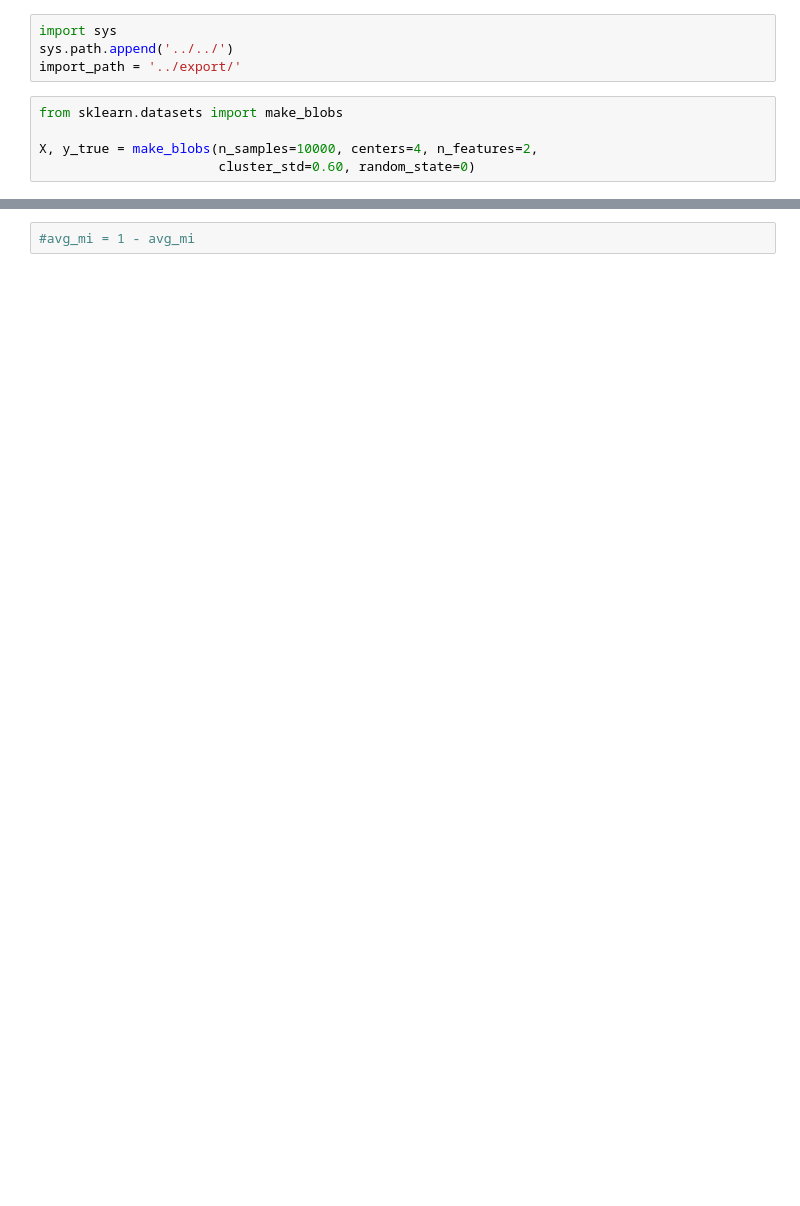
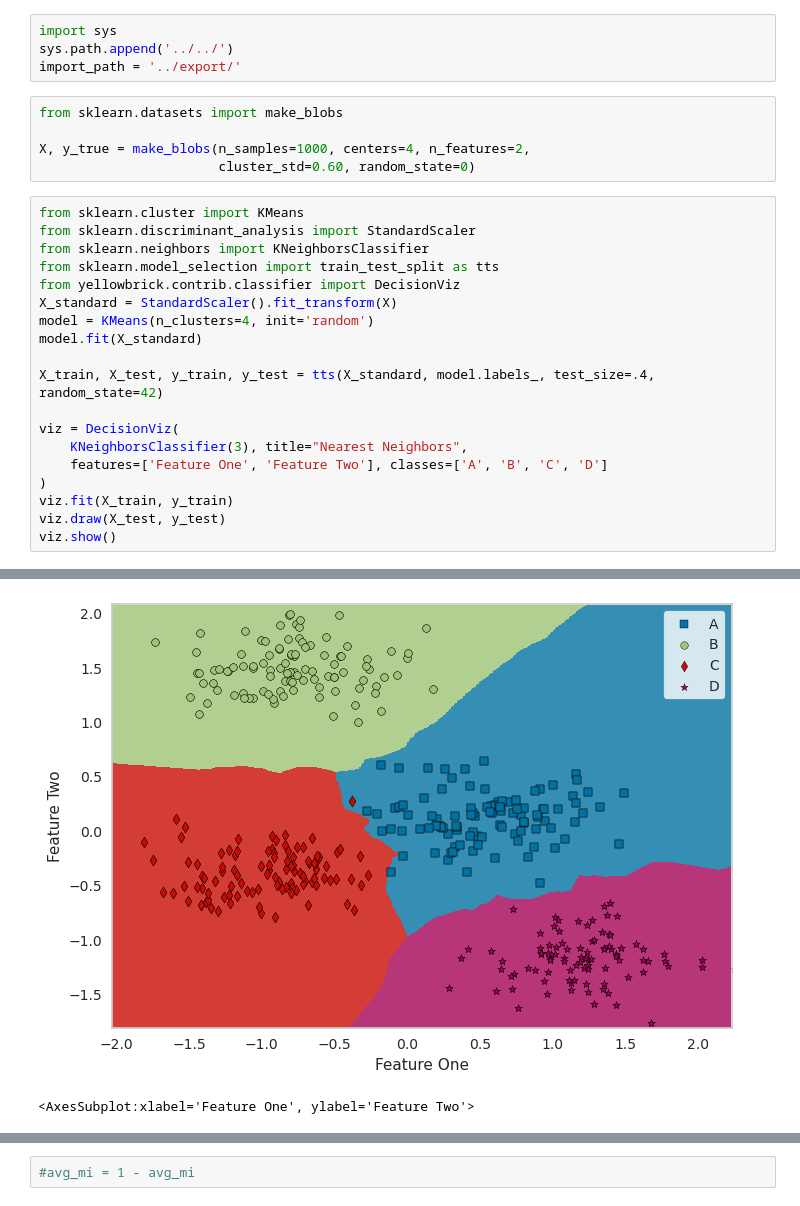
Before and after one commit to tjvanderende/privacy-preserved-clustering-with-nD-Laplace, a Jupyter notebook: RQ1/research/privacy-mi.ipynb, the cells around one changed output, grey strips where cells are left out. Saved outputs shown, nothing was run; the diff lists cells and outputs as text; blank space fills up the shorter version.

```diff
--- a/RQ1/research/privacy-mi.ipynb
+++ b/RQ1/research/privacy-mi.ipynb
@@ -5,5 +5,25 @@ import_path = '../export/'
 # %%
 from sklearn.datasets import make_blobs
 
-X, y_true = make_blobs(n_samples=10000, centers=4, n_features=2,
+X, y_true = make_blobs(n_samples=1000, centers=4, n_features=2,
                        cluster_std=0.60, random_state=0)
+# %%
+from sklearn.cluster import KMeans
+from sklearn.discriminant_analysis import StandardScaler
+from sklearn.neighbors import KNeighborsClassifier
+from sklearn.model_selection import train_test_split as tts
+from yellowbrick.contrib.classifier import DecisionViz
+X_standard = StandardScaler().fit_transform(X)
+model = KMeans(n_clusters=4, init='random')
+model.fit(X_standard)
+
+X_train, X_test, y_train, y_test = tts(X_standard, model.labels_, test_size=.4, random_state=42)
+
+viz = DecisionViz(
+    KNeighborsClassifier(3), title="Nearest Neighbors",
+    features=['Feature One', 'Feature Two'], classes=['A', 'B', 'C', 'D']
+)
+viz.fit(X_train, y_train)
+viz.draw(X_test, y_test)
+viz.show()
+# %% [output]
@@ -9,0 +47,2 @@ X, y_true = make_blobs(n_samples=10000, centers=4, n_features=2,
+[figure, added]
+<AxesSubplot:xlabel='Feature One', ylabel='Feature Two'>
```
Also changed, not shown: parts of 16 cells of this notebook, 3 other files.
